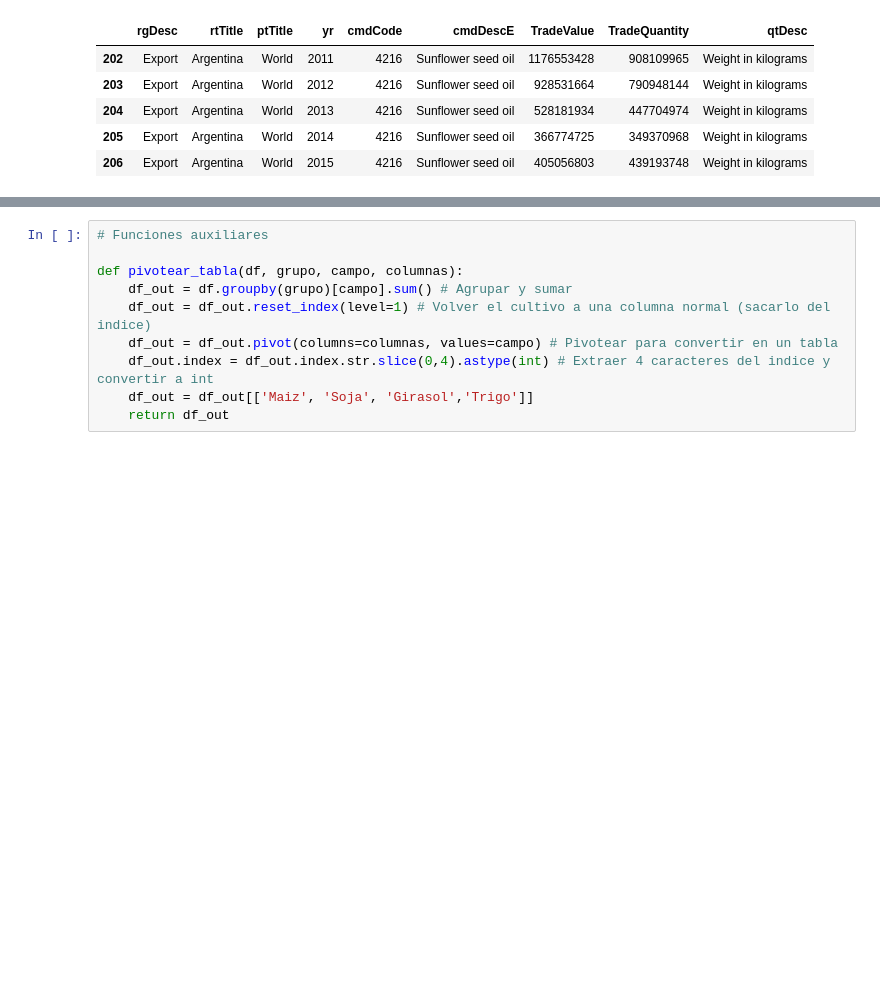
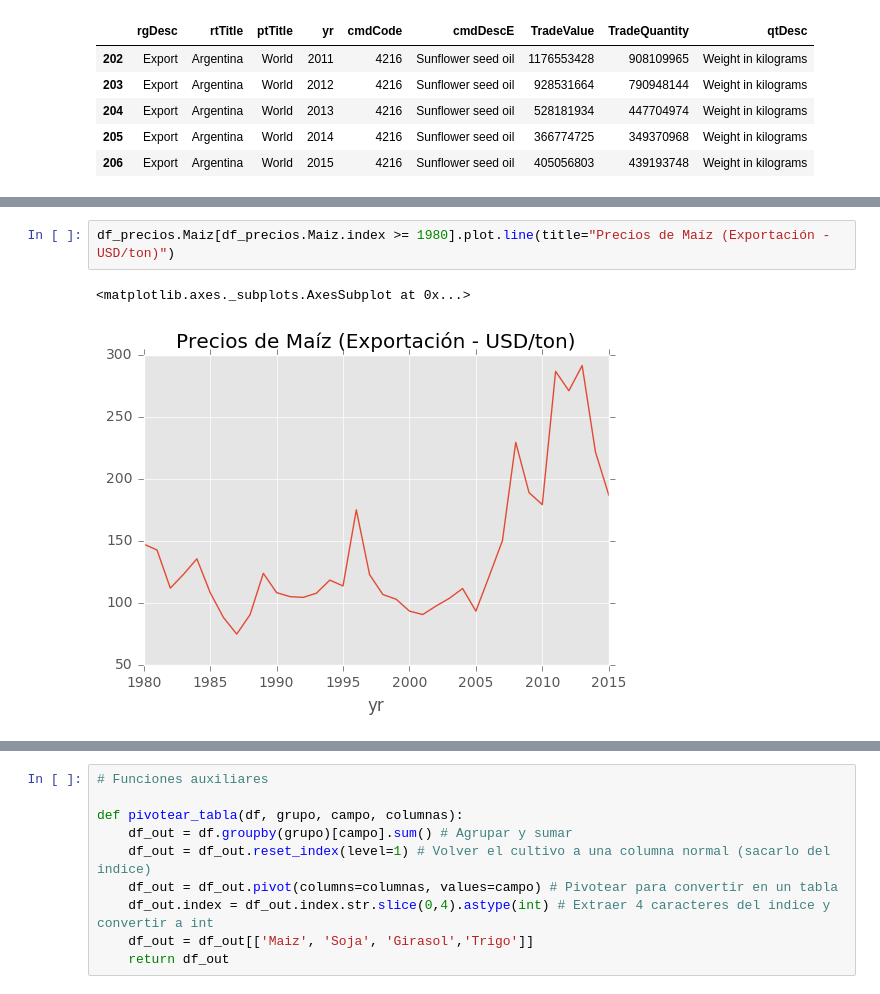
Before and after one commit to datosgobar/taller-analisis-datos-101, a Jupyter notebook: 2 - Análisis de datos agrícolas.ipynb, the cells around one changed output, grey strips where cells are left out. Cells and saved outputs as stored; diff of their text form; blank space fills up the shorter version.

```diff
--- a/2 - Análisis de datos agrícolas.ipynb
+++ b/2 - Análisis de datos agrícolas.ipynb
@@ -170,0 +176,5 @@ precios_girasol[precios_girasol.index >= 1980].plot.line()
+# %%
+df_precios.Maiz[df_precios.Maiz.index >= 1980].plot.line(title="Precios de Maíz (Exportación - USD/ton)")
+# %% [output]
+<matplotlib.axes._subplots.AxesSubplot at 0x...>
+[figure, added]
```
Also changed, not shown: parts of 43 cells of this notebook, 1 other file.
